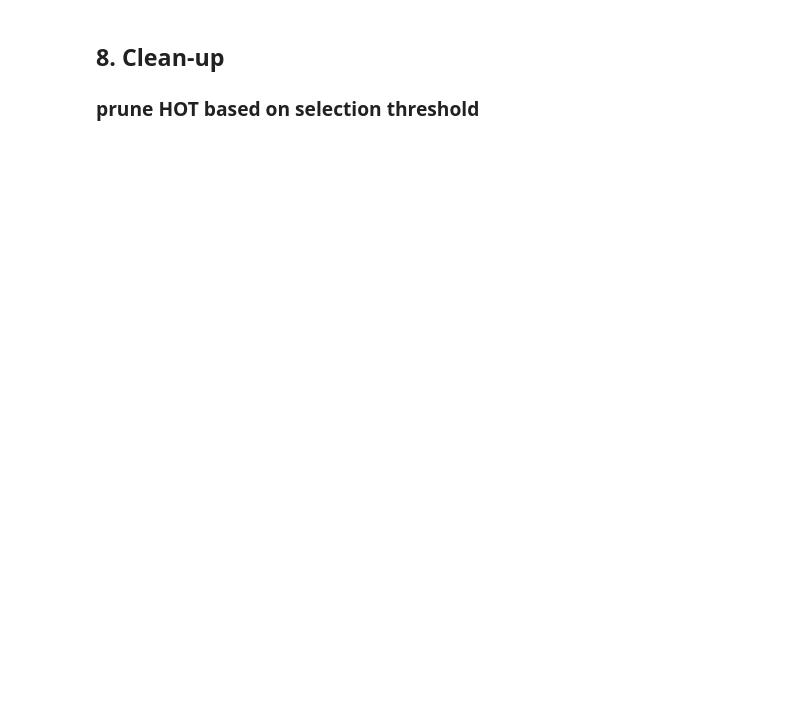
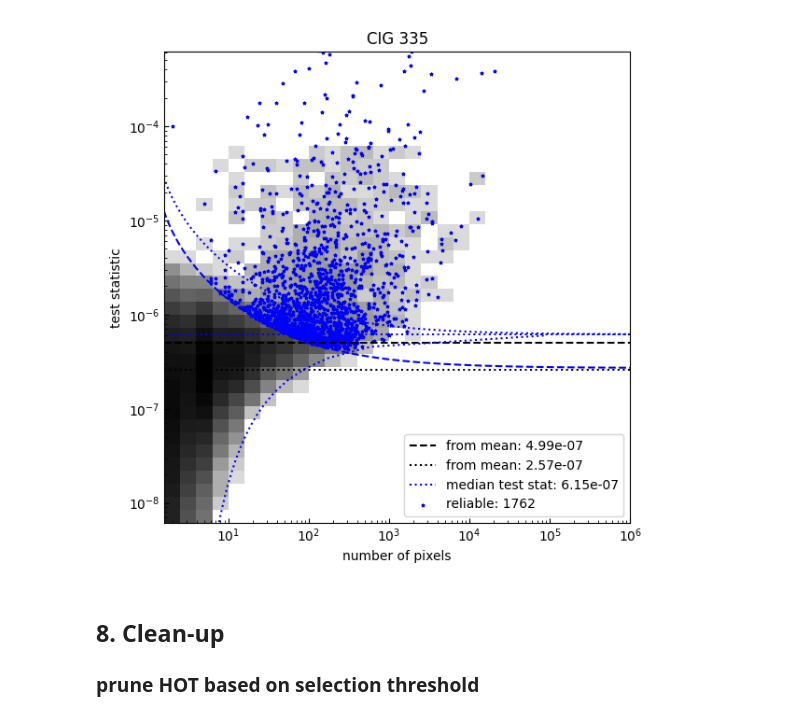
Before and after one commit to paranoya/image-processing, a Jupyter notebook: HOT.ipynb, the cells around one changed output. Saved outputs shown, nothing was run; the diff lists cells and outputs as text; code cells hidden in the pictures; blank space fills up the shorter version.

```diff
--- a/HOT.ipynb
+++ b/HOT.ipynb
@@ -811,0 +35,6 @@ true_overdensity = reliable_overdensity
+# %%
+importlib.reload(scripts.HOT)
+sorted_strides = np.hstack([np.sort(data.strides)//data.itemsize, data.size]) # DIRTY HACK when testig particles at the boundary
+t0 = time()
+label, catalog = scripts.HOT.run(data, argsorted_data, sorted_strides)
+print(f'    ({time()-t0:.3g} s)')
@@ -811,0 +80,2 @@ true_overdensity = reliable_overdensity
+# %%
+p_value = 1 - stats.chi2.cdf(test_stat*area/variance_median, df=area-1)
@@ -811,0 +248,4 @@ true_overdensity = reliable_overdensity
+# %%
+reliable_overdensity = test_stat > Chernoff_threshold * 10**interp_log_Chernoff_max
+n_reliable = np.count_nonzero(reliable_overdensity)
+print(n_reliable)
@@ -811,0 +254,83 @@ true_overdensity = reliable_overdensity
+# %%
+plots = True
+data_dimensionality = sorted_strides.size-1
+# %%
+if plots:
+    plt.close('catalogue_selection')
+    fig = plt.figure('catalogue_selection', figsize=(6, 6))
+    ax = fig.subplots(nrows=1, ncols=1, squeeze=False,
+                      sharex=True, sharey='row',
+                      gridspec_kw={'hspace': 0, 'wspace': 0})
+    for axis in ax.flatten():
+        axis.tick_params(which='both', direction='in')
+        #axis.grid(alpha=.5)
+    fig.set_tight_layout(True)
+
+    ax[0, 0].set_title(object_name)
+    ax[0, 0].set_ylabel('test statistic')
+
+    #ax[0, 0].scatter(area, test_stat, s=25, c='c', alpha=.1)
+    h2d = ax[0, 0].hist2d(area[p_value<1.5], test_stat[p_value<1.5],
+                          bins=[np.logspace(0.2, np.log10(data.size), 30),
+                                np.logspace(np.log10(1e-2*variance_median), np.log10(1e2*variance_median), 30)],
+                          cmap='Greys', norm=colors.SymLogNorm(linthresh=1))
+    good = np.where((area > 1) & (test_stat > 0))
+    variance_from_mean = np.mean(np.sqrt(test_stat[good]*(1+1/area[good])))**2
+    variance_from_median = np.median(test_stat[good]*(1+1/area[good]))
+    ax[0, 0].axhline(variance_from_mean, c='k', ls='--', label=f'from mean: {variance_from_mean:.3g}')
+    ax[0, 0].axhline(variance_from_median, c='k', ls=':', label=f'from mean: {variance_from_median:.3g}')
+    ax[0, 0].axhline(variance_median, c='b', ls=':', label=f'median test stat: {variance_median:.3g}')
+    #ax[0, 0].axhline(Chernoff_variance, c='b', ls='--')
+    ax[0, 0].plot(n_Chernoff_max, Chernoff_threshold*z_Chernoff_max, 'b--')
+    ax[0, 0].plot(n_Chernoff_max, x_cut*z_Chernoff_max, 'k--')
+    ax[0, 0].plot(n_Chernoff_max, variance_median*z_Chernoff_max, 'b:')
+    ax[0, 0].plot(n_Chernoff_min, variance_median*z_Chernoff_min, 'b:')
+    #bins_area = np.logspace(0, np.log10(data.size))
+    #bins_test_stat = np.linspace(*np.nanpercentile(test_stat, [1, 99]))
+    #ax[0, 0].hist2d(area, test_stat, bins=[bins_area, bins_test_stat], cmap='nipy_spectral', vmin=1, vmax=3)
+
+    #ax[0, 0].scatter(area[~possible_overdensity], -test_stat[~possible_overdensity], s=10, c='r', alpha=.25)
+    #ax[0, 0].scatter(area[possible_overdensity], test_stat[possible_overdensity], s=1, c='k', label=f'possible: {n_possible}')
+    ax[0, 0].scatter(area[reliable_overdensity], test_stat[reliable_overdensity], s=5, c='b', marker='*', label=f'reliable: {n_reliable}')
+
+    #ax[0, 0].axvline(a_cut, c='b', ls=':', label=f'a_cut: {a_cut:.3g}')
+    #ax[0, 0].plot(a_mid, t_mean, 'k-')
+    #ax[0, 0].plot(a_mid, t_median, 'k--')
+    #ax[0, 0].plot(a_mid, t_mean_low, 'k:')
+    #ax[0, 0].plot(a_mid, variance_estimate, 'g-')
+    #ax[0, 0].plot(a_mid, variance_estimate*10**a_Chernoff_max, 'g-')
+
+    #ax[0, 0].axvline(area_threshold_min, c='k', ls=':', label=f'area > {area_threshold_min}')
+    #ax[0, 0].axhline(test_stat_threshold_min, c='k', ls=':', label=f'test statistic > {test_stat_threshold_min:.2f}')
+    #ax[0, 0].axvline(area_threshold_max, c='k', ls='--', label=f'area > {area_threshold_max}')
+    #ax[0, 0].axhline(test_stat_threshold_max, c='k', ls='--', label=f'test statistic > {test_stat_threshold_max:.2f}')
+
+    ax[0, 0].set_ylim(1e-2*variance_median, 1e3*variance_median)
+    #ax[0, 0].set_xlim(.5, 3e3)
+    #ax[0, 0].set_ylim(-15, 45)
+    #ax[0, 0].set_yscale('symlog')
+    ax[0, 0].set_yscale('log')
+    ax[0, 0].legend()
+
+
+    '''
+    ax[1, 0].set_ylabel('p-value')
+    ax[1, 0].set_yscale('log')
+    #ax[1, 0].set_ylim(.1/test_stat.size)
+    ax[1, 0].scatter(area, p_value, s=25, c='c', alpha=.1)
+    ax[1, 0].plot(a_pvalue, 1/n_pvalue, 'k--', label='1/n_larger')
+    ax[1, 0].scatter(area[reliable_overdensity], p_value[reliable_overdensity], s=5, c='b', marker='*', label=f'reliable: {n_reliable}')
+    ax[1, 0].legend()
+    ax[1, 0].set_ylim(1e-3, 2)
+
+    ax[2, 0].scatter(area, test_stat_Chernoff, s=25, c='c', alpha=.1)
+    ax[2, 0].scatter(area[reliable_overdensity], test_stat_Chernoff[reliable_overdensity], s=5, c='b', marker='*', label=f'reliable: {n_reliable}')
+    ax[2, 0].axhline(np.log10(variance_median/variance_cut), c='b', ls=':')
+    ax[2, 0].set_ylim(-2, 2)
+    '''
+
+    ax[-1, 0].set_xscale('log')
+    ax[-1, 0].set_xlabel('number of pixels')
+    plt.show()
+# %% [output]
+[figure, added]
```
Also changed, not shown: parts of 72 cells of this notebook, 5 other files.
